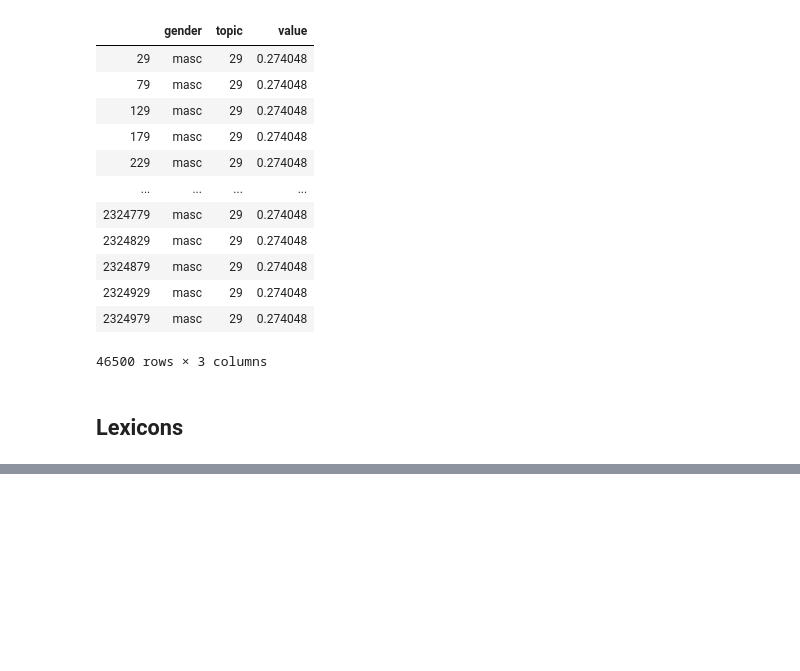
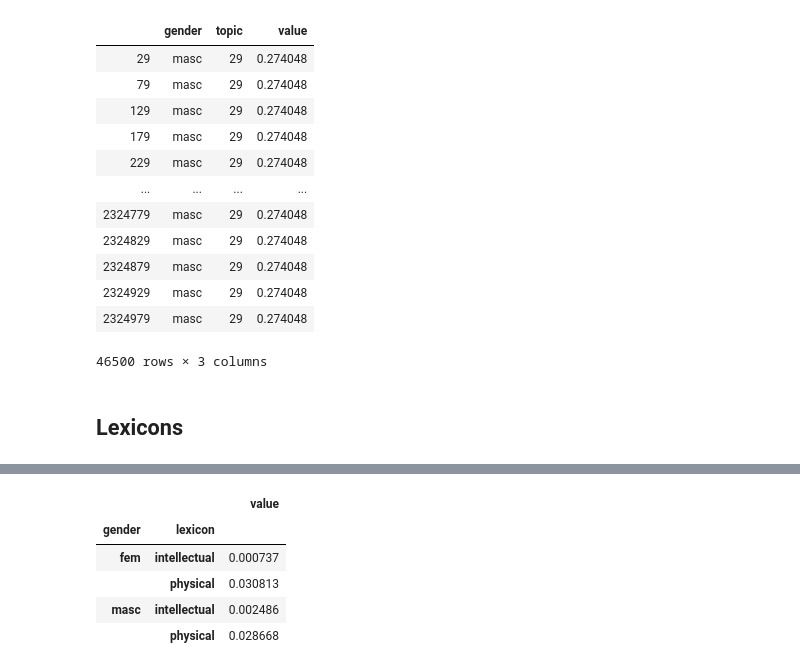
Before and after one commit to lucy3/gpt3_gender, a Jupyter notebook: code/character_viz.ipynb, the cells around one changed output, grey strips where cells are left out. Cells and saved outputs as stored; diff of their text form; code cells hidden in the pictures; blank space fills up the shorter version.

```diff
--- a/code/character_viz.ipynb
+++ b/code/character_viz.ipynb
@@ -276,0 +442,9 @@ topic_29
+# %%
+df.groupby(['gender', 'lexicon']).mean()
+# %% [output]
+|  |  | value |
+| gender | lexicon |  |
+| fem | intellectual | 0.000737 |
+|  | physical | 0.030813 |
+| masc | intellectual | 0.002486 |
+|  | physical | 0.028668 |
```
Also changed, not shown: parts of 12 cells of this notebook, 1 other file.
